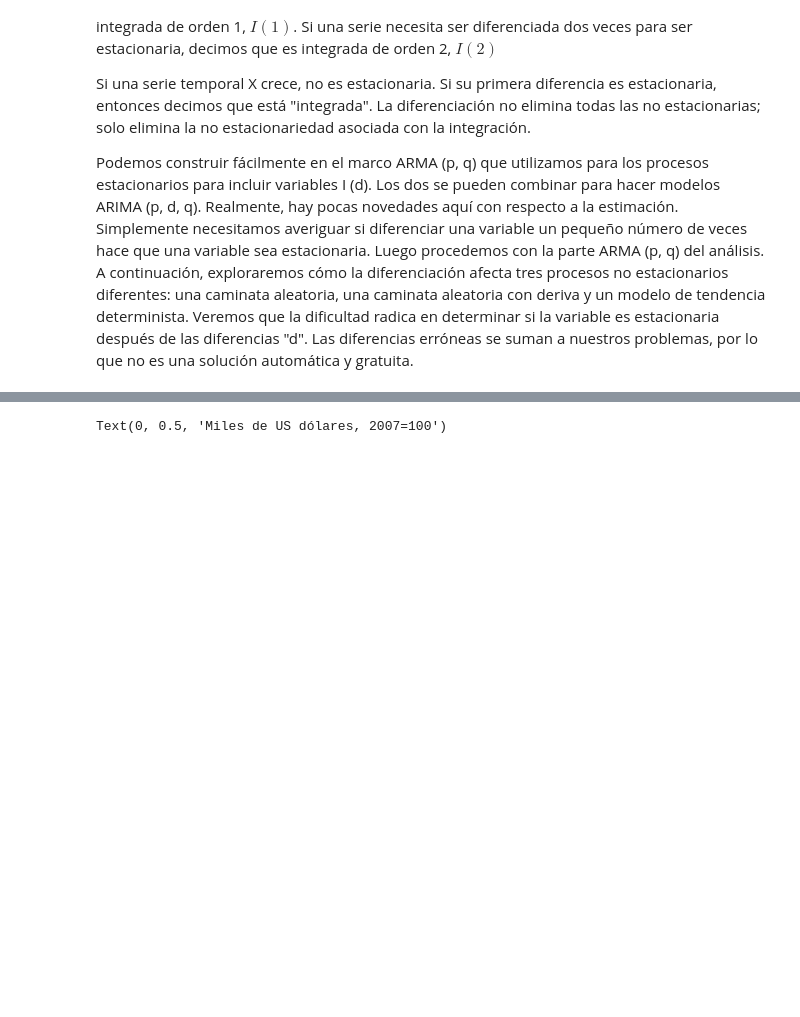
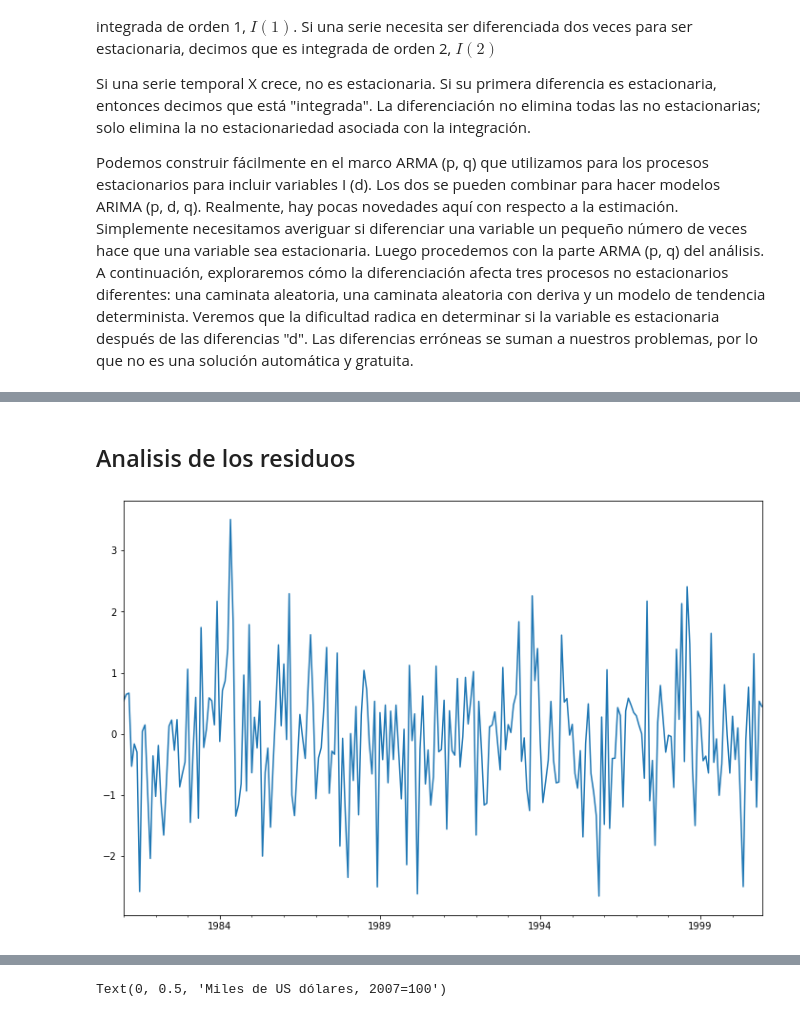
Before and after one commit to jslr1997/ECOG2046, a Jupyter notebook: notebooks/4_Procesos_ARIMA_NO_estacionarios.ipynb, the cells around one changed output, grey strips where cells are left out. Drawn from its saved outputs; the diff is of its cells as text; code cells hidden in the pictures; blank space fills up the shorter version.

```diff
--- a/notebooks/4_Procesos_ARIMA_NO_estacionarios.ipynb
+++ b/notebooks/4_Procesos_ARIMA_NO_estacionarios.ipynb
@@ -27,0 +65,8 @@ A continuación, exploraremos cómo la diferenciación afecta tres procesos no e
+# %%
+# Generar el modelo
+model = sm.tsa.SARIMAX(y, order=(1,0,0), trend=None)
+
+# Estimar los parametros del modelo
+results = model.fit()
+
+print(results.summary())
@@ -27,0 +91,11 @@ A continuación, exploraremos cómo la diferenciación afecta tres procesos no e
+# %% [markdown]
+## Analisis de los residuos
+# %%
+resid = results.resid
+# %%
+fig = plt.figure(figsize=(12,8))
+
+ax = fig.add_subplot(111)
+ax = resid.plot(ax=ax)
+# %% [output]
+[figure, added]
```
Also changed, not shown: parts of 35 cells of this notebook, 2 other files.
